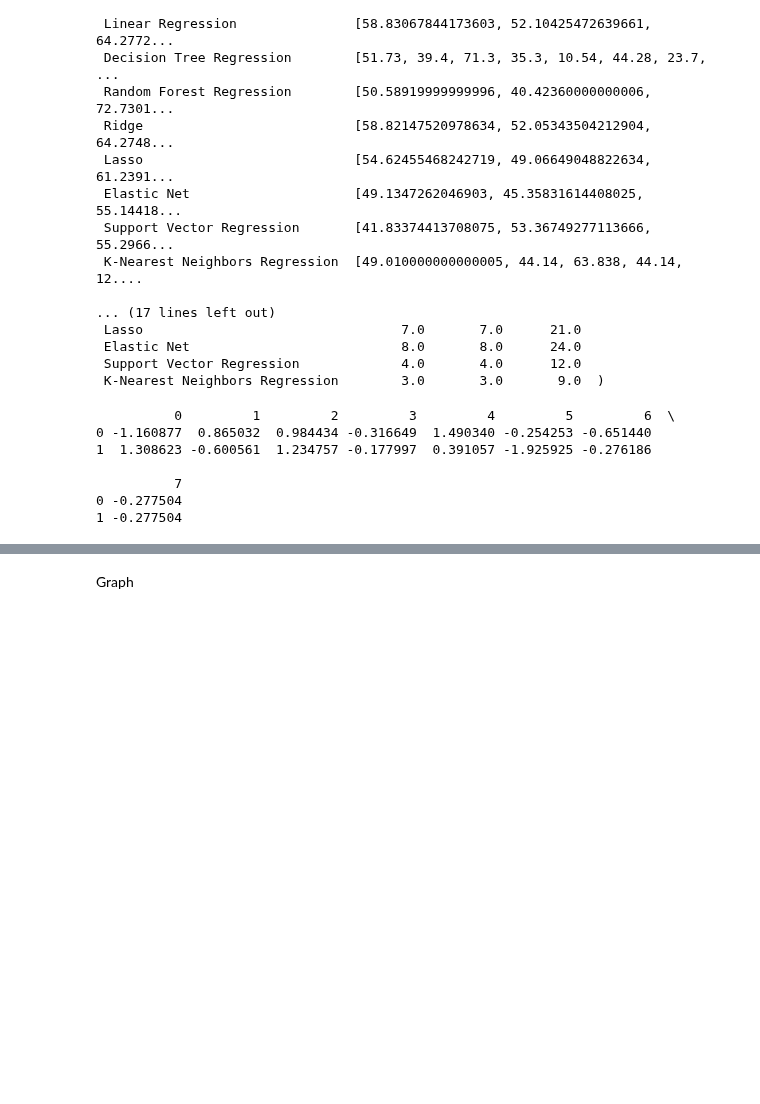
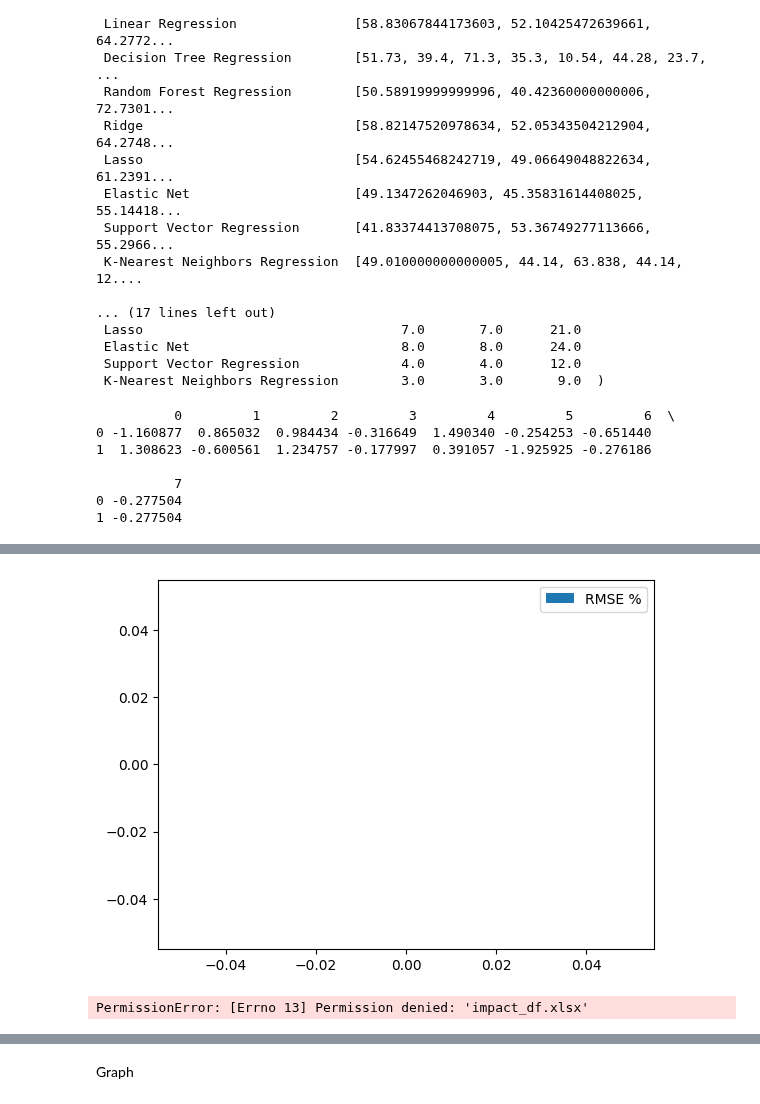
Before and after one commit to 124890/Comp-Challenge---2023-4, a Jupyter notebook: Code.ipynb, the cells around one changed output, grey strips where cells are left out. Saved outputs shown, nothing was run; the diff lists cells and outputs as text; code cells hidden in the pictures; blank space fills up the shorter version.

Commit message:
GRAPHING!!!!!!

```diff
--- a/Code.ipynb
+++ b/Code.ipynb
@@ -53,7 +53,7 @@ gMethodDictionary = [('Linear Regression', linear_regression),
                     ('Support Vector Regression', perform_svr),
                     ('K-Nearest Neighbors Regression', perform_knn)]
 gVarErrorDf = pd.DataFrame(columns=[ 'Drop index','Predicted y', 'RMSE', 'R^2', 'MAE', 'RMSE %', 'R^2 %', 'MAE %'])
-gVarNames = ['Cement','Blast Furnace Slag','Fly Ash','Water','Superplasticizer','Coarse Aggregate','Fine Aggregate','Age','Concrete compressive strength']
+gVarNames = ['Cement','Blast Furnace Slag','Fly Ash','Water','Superplasticizer','Coarse Aggregate','Fine Aggregate','Age','Concrete compressive strength',' ']
 
 main()
 # %% [output]
@@ -637,0 +653,40 @@ var_impact_pct()
+# %%
+import matplotlib.pyplot as plt
+import ipywidgets as widgets
+from IPython.display import display
+import pandas as pd
+
+def var_impact_pct():
+    impact_df = pd.DataFrame(columns=['Dropped variable: 1','Dropped variable : 2', 'RMSE', 'R^2', 'MAE','RMSE %', 'R^2 %', 'MAE %', ])
+
+    # ... existing code ...
+
+    # Create a dropdown for selecting the performance metric
+    dropdown = widgets.Dropdown(
+        options=['RMSE', 'R^2', 'MAE', 'All'],
+        value='RMSE',
+        description='Metric:',
+    )
+
+    # Create a container for the plot
+    fig, ax = plt.subplots()
+
+    def update(change):
+        ax.clear()
+        if dropdown.value == 'All':
+            ax.bar(impact_df['Dropped variable: 1'], impact_df['RMSE %'], label='RMSE %')
+            ax.bar(impact_df['Dropped variable: 1'], impact_df['R^2 %'], label='R^2 %')
+            ax.bar(impact_df['Dropped variable: 1'], impact_df['MAE %'], label='MAE %')
+        else:
+            ax.bar(impact_df['Dropped variable: 1'], impact_df[dropdown.value + ' %'], label=dropdown.value + ' %')
+        ax.legend()
+        plt.show()
+
+    dropdown.observe(update, 'value')
+
+    display(dropdown)
+
+    update(None)
+
+var_impact_pct()
+# %% [output]
@@ -637,0 +694,2 @@ var_impact_pct()
+[figure, added]
+PermissionError: [Errno 13] Permission denied: 'impact_df.xlsx'
```
Also changed, not shown: parts of 4 cells of this notebook, 2 other files.
